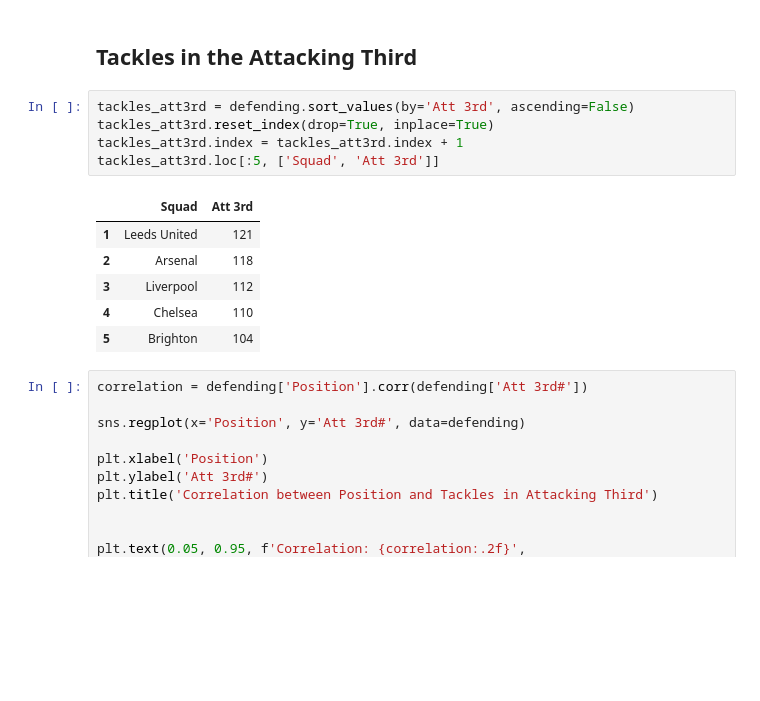
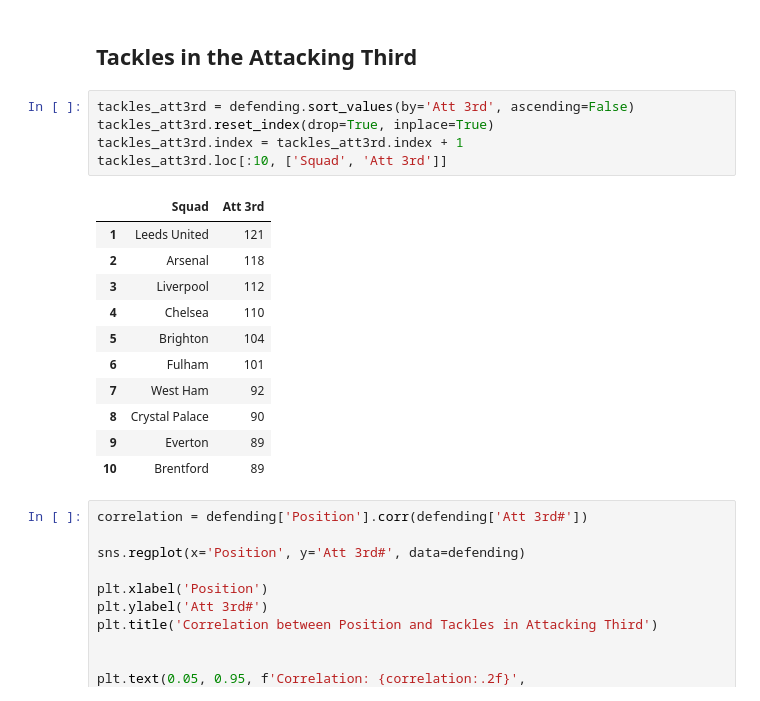
Before and after one commit to ayomidecole/Prem2022-23-data, a Jupyter notebook: 3_team_defensive_analysis.ipynb, the cells around one changed output. Drawn from its saved outputs; the diff is of its cells as text; blank space fills up the shorter version.

```diff
--- a/3_team_defensive_analysis.ipynb
+++ b/3_team_defensive_analysis.ipynb
@@ -120,15 +120,20 @@ plt.show()
 # %%
 tackles_att3rd = defending.sort_values(by='Att 3rd', ascending=False)
 tackles_att3rd.reset_index(drop=True, inplace=True)
 tackles_att3rd.index = tackles_att3rd.index + 1
-tackles_att3rd.loc[:5, ['Squad', 'Att 3rd']]
+tackles_att3rd.loc[:10, ['Squad', 'Att 3rd']]
 # %% [output]
 |  | Squad | Att 3rd |
 | 1 | Leeds United | 121 |
 | 2 | Arsenal | 118 |
 | 3 | Liverpool | 112 |
 | 4 | Chelsea | 110 |
 | 5 | Brighton | 104 |
+| 6 | Fulham | 101 |
+| 7 | West Ham | 92 |
+| 8 | Crystal Palace | 90 |
+| 9 | Everton | 89 |
+| 10 | Brentford | 89 |
 # %%
 correlation = defending['Position'].corr(defending['Att 3rd#'])
 
```
Also changed, not shown: parts of 2 cells of this notebook.
